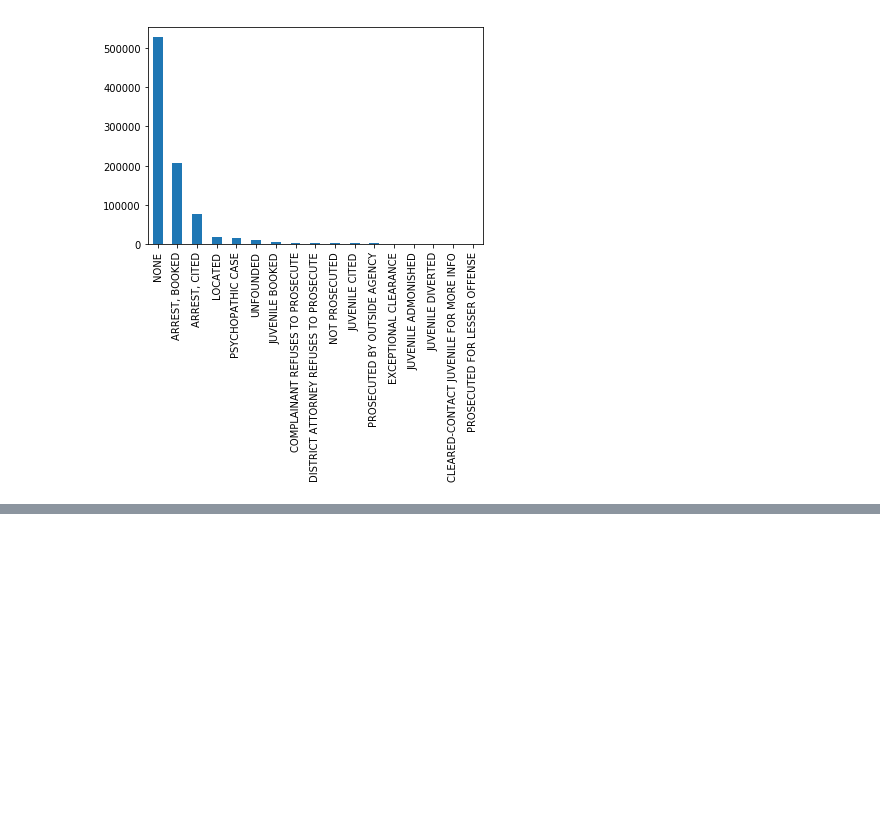
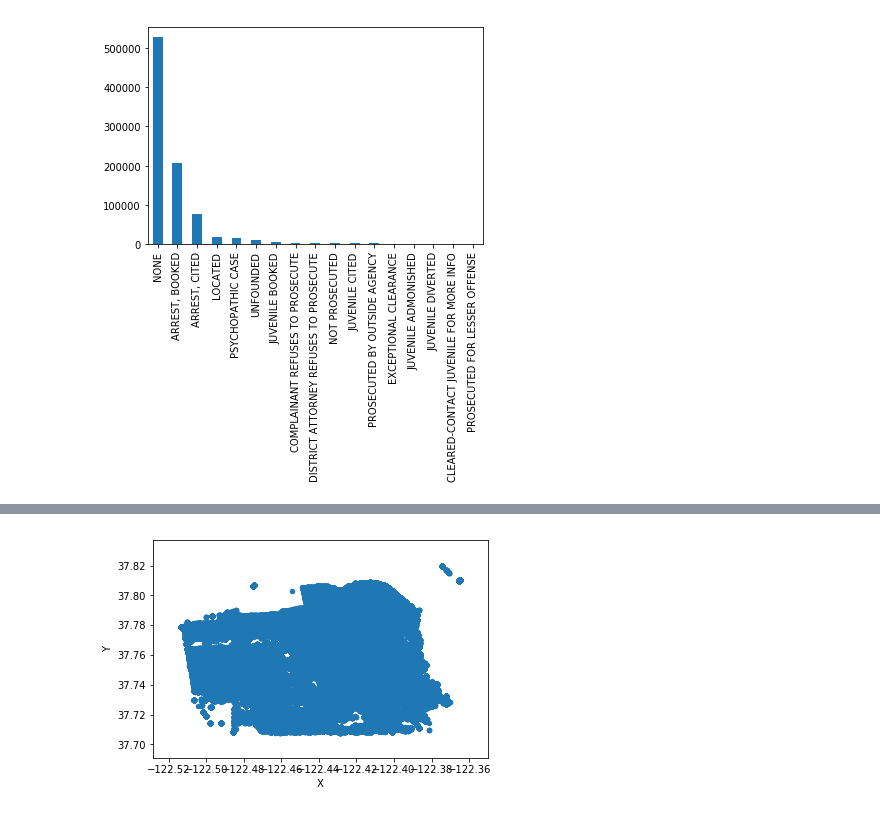
Before and after one commit to ucbiyyq/ucbiyyq-w207re-final-proj, a Jupyter notebook: notebooks/1.0-yyq-eda.ipynb, the cells around one changed output, grey strips where cells are left out. Saved outputs shown, nothing was run; the diff lists cells and outputs as text; code cells hidden in the pictures; blank space fills up the shorter version.

```diff
--- a/notebooks/1.0-yyq-eda.ipynb
+++ b/notebooks/1.0-yyq-eda.ipynb
@@ -340,0 +372,4 @@ train_pd.Resolution.value_counts().plot(kind = "bar")
+# %%
+_ = train_pd[["X", "Y"]].query("Y < 50").plot(kind = "scatter", x = "X", y = "Y")
+# %% [output]
+[figure, added]
```
Also changed, not shown: parts of 10 cells of this notebook, 1 other file.
